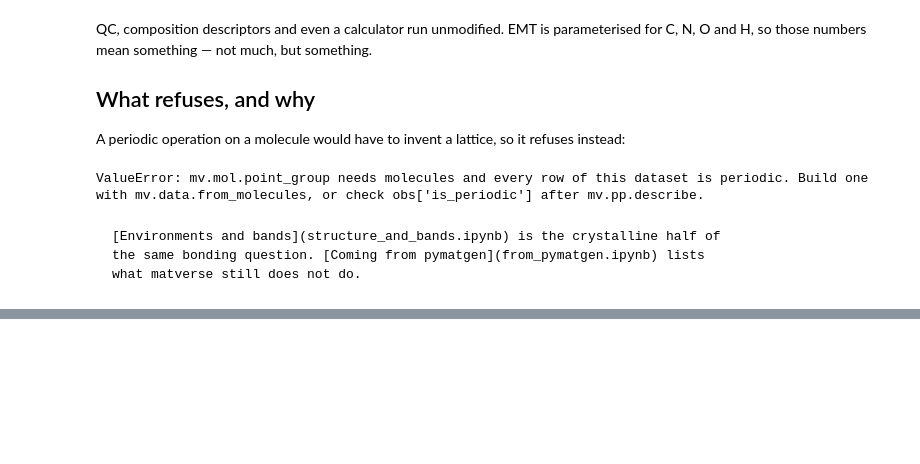
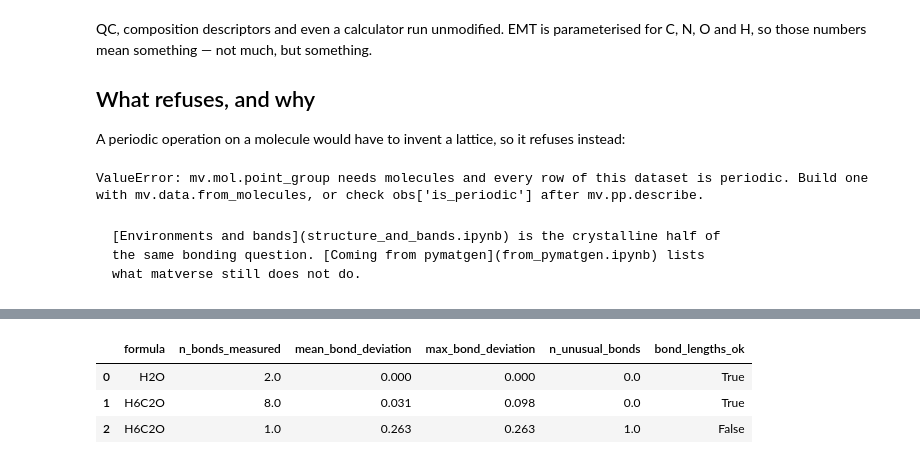
Before and after one commit to omicverse/matverse, a Jupyter notebook: matverse_guide/docs/tutorials/molecules.ipynb, the cells around one changed output, grey strips where cells are left out. Saved outputs shown, nothing was run; the diff lists cells and outputs as text; code cells hidden in the pictures; blank space fills up the shorter version.

```diff
--- a/matverse_guide/docs/tutorials/molecules.ipynb
+++ b/matverse_guide/docs/tutorials/molecules.ipynb
@@ -346,0 +356,19 @@ what matverse still does not do.
+# %%
+import numpy as np
+
+exact_water = Molecule(["O", "H", "H"],
+                       [[0, 0, 0], [0.96, 0, 0], [-0.24, 0.93, 0]])
+stretched = Molecule([site.specie for site in ethanol],
+                     np.asarray(ethanol.cart_coords) * 1.25)
+
+check = mv.mol.from_molecules([exact_water, ethanol, stretched])
+mv.pp.describe(check)
+mv.mol.bond_lengths(check)
+
+check.obs[["formula", "n_bonds_measured", "mean_bond_deviation",
+           "max_bond_deviation", "n_unusual_bonds", "bond_lengths_ok"]].round(3)
+# %% [output]
+|  | formula | n_bonds_measured | mean_bond_deviation | max_bond_deviation | n_unusual_bonds | bond_lengths_ok |
+| 0 | H2O | 2.0 | 0.000 | 0.000 | 0.0 | True |
+| 1 | H6C2O | 8.0 | 0.031 | 0.098 | 0.0 | True |
+| 2 | H6C2O | 1.0 | 0.263 | 0.263 | 1.0 | False |
```
Also changed, not shown: parts of 4 cells of this notebook, 10 other files.
